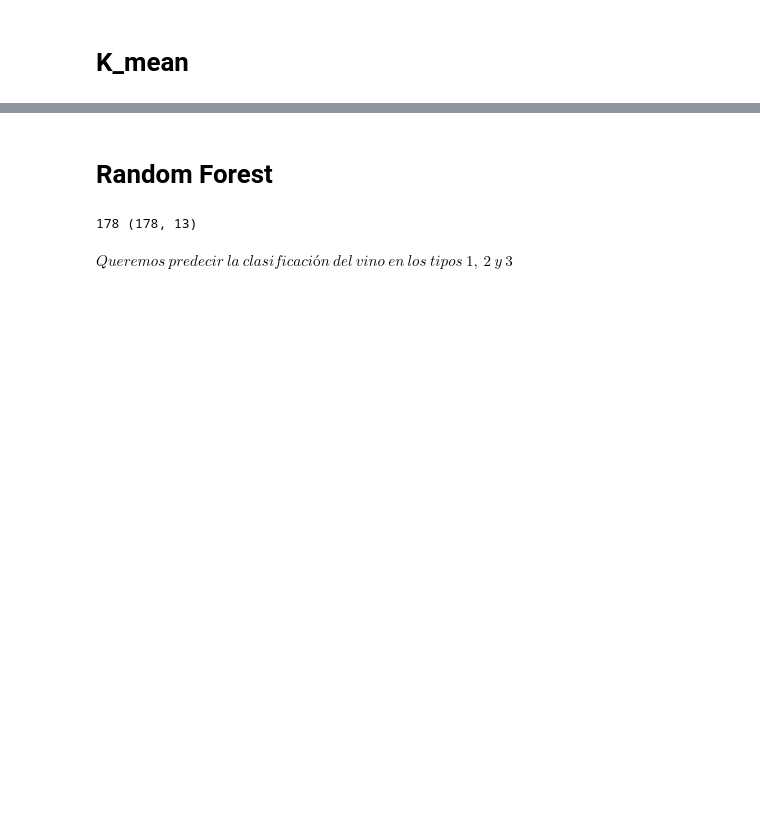
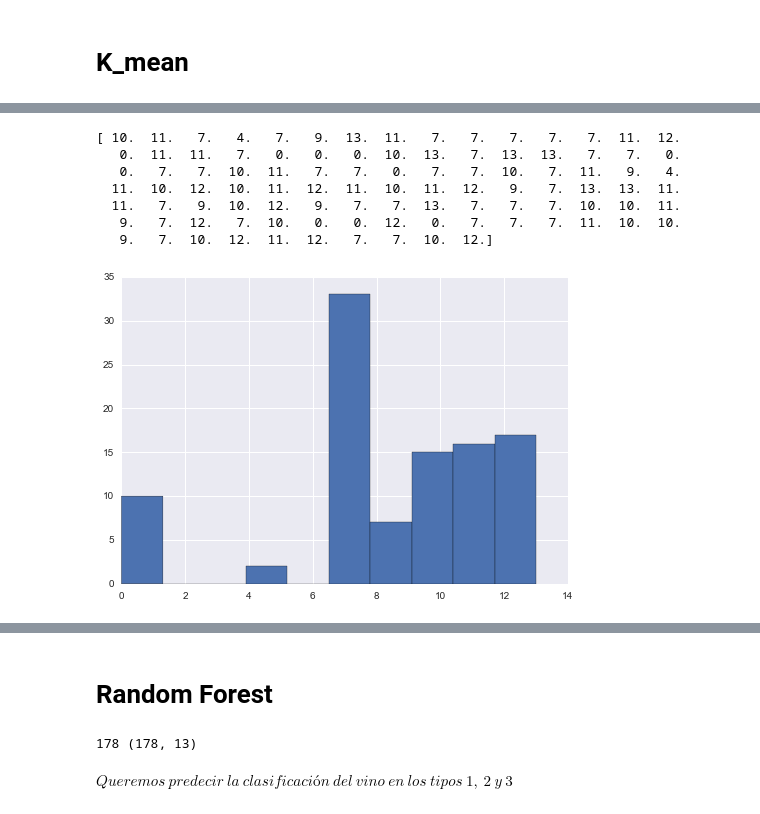
Before and after one commit to daniel-lozano/MCA_Tarea_2, a Jupyter notebook: Punto2.ipynb, the cells around one changed output, grey strips where cells are left out. Drawn from its saved outputs; the diff is of its cells as text; code cells hidden in the pictures; blank space fills up the shorter version.

```diff
--- a/Punto2.ipynb
+++ b/Punto2.ipynb
@@ -160,0 +186,38 @@ print k_means.n_clusters
+# %%
+# Aqui estamos buscando
+corridas=100
+cambio=zeros(corridas)
+
+for j in range(len(cambio)):
+
+    #Haciendo el analisis de clusters
+    inertia=[]
+    dif=[]
+    k=16
+    for i in range(k):
+        k_means = cluster.KMeans(n_clusters=i+1)#numero de clusters que hara el metodo
+        k_means.fit(WINE[:,1:]) #hace el fit de los clusters
+        k_means.inertia_
+        inertia.append(k_means.inertia_) #Arreglo que contiene la suma de distancias de puntos al centroide mas cercano
+
+    #mirando como cambia la inertia
+    for i in range(len(inertia)-1):
+        dif.append(abs(inertia[i]-inertia[i+1])) # arreglo que compara la distancia que hay con k clusters con la de k+1
+
+    #buscando la variable donde hay un cambio mayor
+    for i in range(len(dif)-1):
+        a=dif[i]
+        if(a<dif[i+1] and cambio[j]==0):
+            cambio[j]=i # si el valor se mantiene en 0 significa que la cadena de inertia siempre disminuyo
+# %%
+hist(cambio)#Aqui estamos buscando el numero en el cual cambia más el numero de inertia a un valor
+print cambio
+# %% [output]
+[ 10.  11.   7.   4.   7.   9.  13.  11.   7.   7.   7.   7.   7.  11.  12.
+   0.  11.  11.   7.   0.   0.   0.  10.  13.   7.  13.  13.   7.   7.   0.
+   0.   7.   7.  10.  11.   7.   7.   0.   7.   7.  10.   7.  11.   9.   4.
+  11.  10.  12.  10.  11.  12.  11.  10.  11.  12.   9.   7.  13.  13.  11.
+  11.   7.   9.  10.  12.   9.   7.   7.  13.   7.   7.   7.  10.  10.  11.
+   9.   7.  12.   7.  10.   0.   0.  12.   0.   7.   7.   7.  11.  10.  10.
+   9.   7.  10.  12.  11.  12.   7.   7.  10.  12.]
+[figure, added]
```
Also changed, not shown: parts of 4 cells of this notebook.
